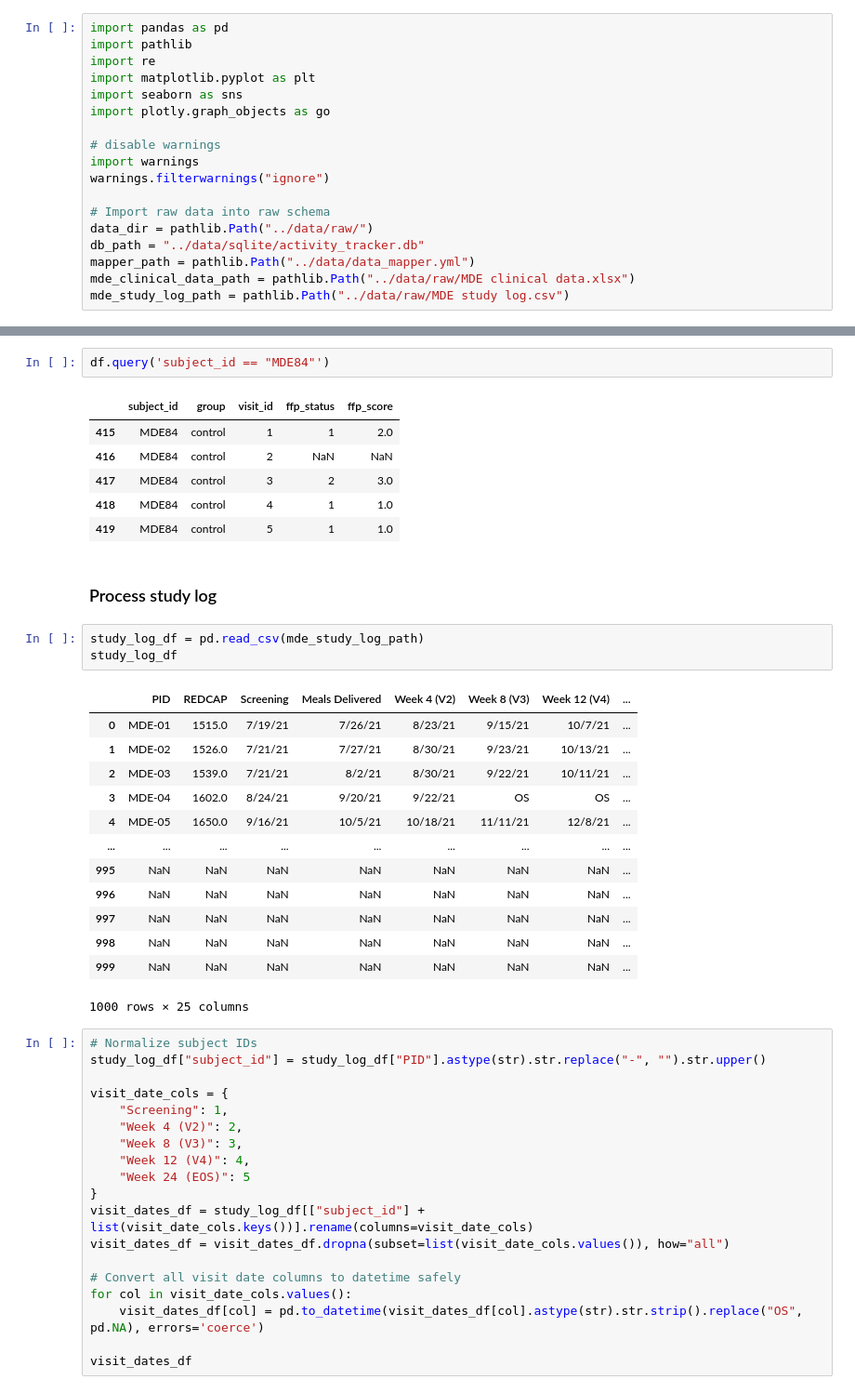
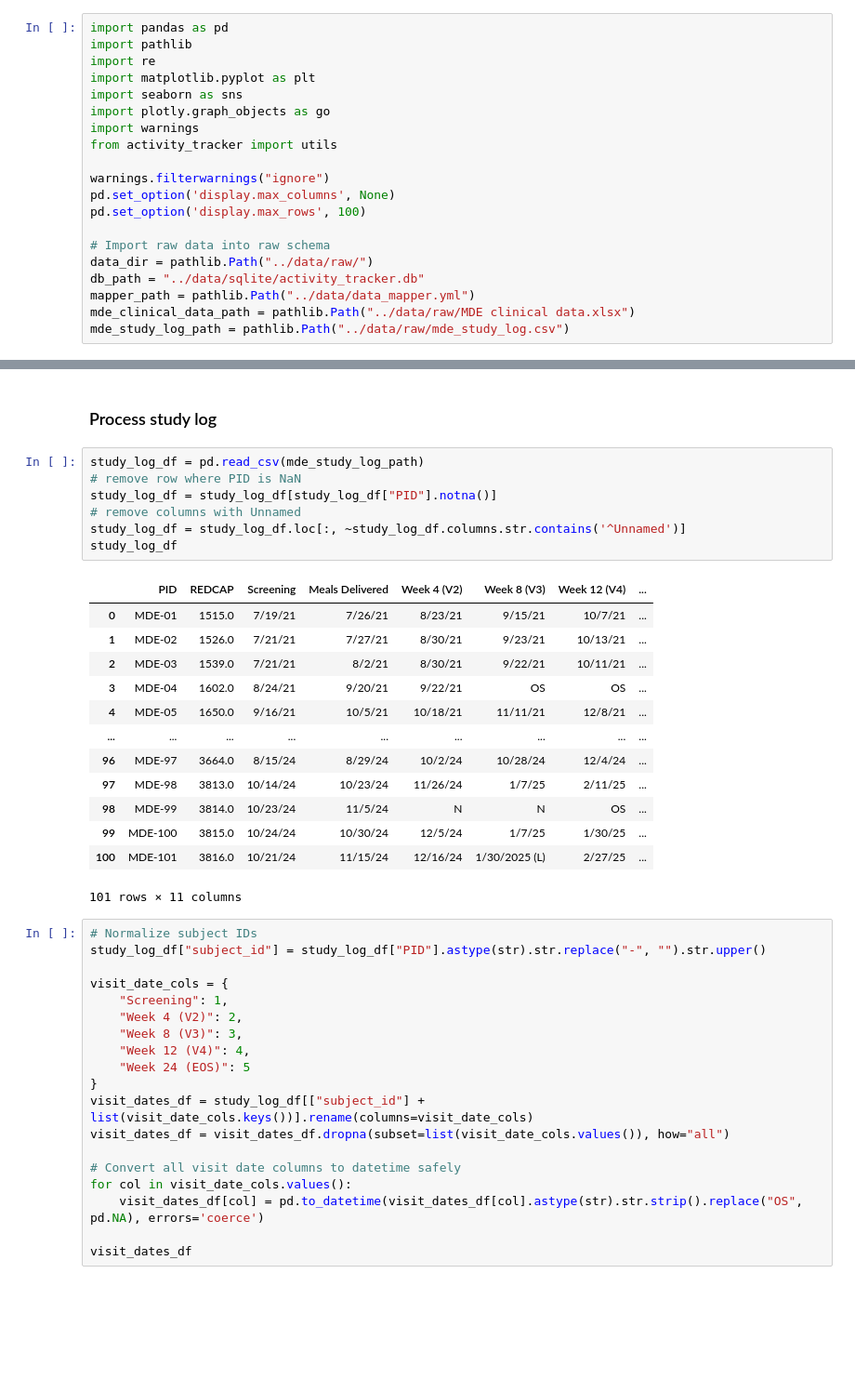
Before and after one commit to OHNLP/activity_tracker, a Jupyter notebook: notebooks/visit_analysis.ipynb, the cells around one changed output, grey strips where cells are left out. Shown at 93% size. Saved outputs shown, nothing was run; the diff lists cells and outputs as text; blank space fills up the shorter version.

Commit message:
refactor: :recycle: streamline visit analysis notebook by removing unused code and enhancing data processing functions

```diff
--- a/notebooks/visit_analysis.ipynb
+++ b/notebooks/visit_analysis.ipynb
@@ -5,15 +5,17 @@ import re
 import matplotlib.pyplot as plt
 import seaborn as sns
 import plotly.graph_objects as go
+import warnings
+from activity_tracker import utils
 
-# disable warnings
-import warnings
 warnings.filterwarnings("ignore")
+pd.set_option('display.max_columns', None)
+pd.set_option('display.max_rows', 100)
 
 # Import raw data into raw schema
 data_dir = pathlib.Path("../data/raw/")
 db_path = "../data/sqlite/activity_tracker.db"
 mapper_path = pathlib.Path("../data/data_mapper.yml")
 mde_clinical_data_path = pathlib.Path("../data/raw/MDE clinical data.xlsx")
-mde_study_log_path = pathlib.Path("../data/raw/MDE study log.csv")
+mde_study_log_path = pathlib.Path("../data/raw/mde_study_log.csv")
 # %%
@@ -218,31 +94,26 @@ df.query('subject_id == "MDE84"')
-# %%
-df.query('subject_id == "MDE84"')
-# %% [output]
-|  | subject_id | group | visit_id | ffp_status | ffp_score |
-| 415 | MDE84 | control | 1 | 1 | 2.0 |
-| 416 | MDE84 | control | 2 | NaN | NaN |
-| 417 | MDE84 | control | 3 | 2 | 3.0 |
-| 418 | MDE84 | control | 4 | 1 | 1.0 |
-| 419 | MDE84 | control | 5 | 1 | 1.0 |
 # %% [markdown]
 ### Process study log
-# %%
-study_log_df = pd.read_csv(mde_study_log_path)
-study_log_df
-# %% [output]
-|  | PID | REDCAP | Screening | Meals Delivered | Week 4 (V2) | Week 8 (V3) | Week 12 (V4) | ... |
-| 0 | MDE-01 | 1515.0 | 7/19/21 | 7/26/21 | 8/23/21 | 9/15/21 | 10/7/21 | ... |
-| 1 | MDE-02 | 1526.0 | 7/21/21 | 7/27/21 | 8/30/21 | 9/23/21 | 10/13/21 | ... |
-| 2 | MDE-03 | 1539.0 | 7/21/21 | 8/2/21 | 8/30/21 | 9/22/21 | 10/11/21 | ... |
-| 3 | MDE-04 | 1602.0 | 8/24/21 | 9/20/21 | 9/22/21 | OS | OS | ... |
-| 4 | MDE-05 | 1650.0 | 9/16/21 | 10/5/21 | 10/18/21 | 11/11/21 | 12/8/21 | ... |
-| ... | ... | ... | ... | ... | ... | ... | ... | ... |
-| 995 | NaN | NaN | NaN | NaN | NaN | NaN | NaN | ... |
-| 996 | NaN | NaN | NaN | NaN | NaN | NaN | NaN | ... |
-| 997 | NaN | NaN | NaN | NaN | NaN | NaN | NaN | ... |
-| 998 | NaN | NaN | NaN | NaN | NaN | NaN | NaN | ... |
-| 999 | NaN | NaN | NaN | NaN | NaN | NaN | NaN | ... |
-1000 rows × 25 columns
+# %%
+study_log_df = pd.read_csv(mde_study_log_path)
+# remove row where PID is NaN
+study_log_df = study_log_df[study_log_df["PID"].notna()]
+# remove columns with Unnamed
+study_log_df = study_log_df.loc[:, ~study_log_df.columns.str.contains('^Unnamed')]
+study_log_df
+# %% [output]
+|  | PID | REDCAP | Screening | Meals Delivered | Week 4 (V2) | Week 8 (V3) | Week 12 (V4) | ... |
+| 0 | MDE-01 | 1515.0 | 7/19/21 | 7/26/21 | 8/23/21 | 9/15/21 | 10/7/21 | ... |
+| 1 | MDE-02 | 1526.0 | 7/21/21 | 7/27/21 | 8/30/21 | 9/23/21 | 10/13/21 | ... |
+| 2 | MDE-03 | 1539.0 | 7/21/21 | 8/2/21 | 8/30/21 | 9/22/21 | 10/11/21 | ... |
+| 3 | MDE-04 | 1602.0 | 8/24/21 | 9/20/21 | 9/22/21 | OS | OS | ... |
+| 4 | MDE-05 | 1650.0 | 9/16/21 | 10/5/21 | 10/18/21 | 11/11/21 | 12/8/21 | ... |
+| ... | ... | ... | ... | ... | ... | ... | ... | ... |
+| 96 | MDE-97 | 3664.0 | 8/15/24 | 8/29/24 | 10/2/24 | 10/28/24 | 12/4/24 | ... |
+| 97 | MDE-98 | 3813.0 | 10/14/24 | 10/23/24 | 11/26/24 | 1/7/25 | 2/11/25 | ... |
+| 98 | MDE-99 | 3814.0 | 10/23/24 | 11/5/24 | N | N | OS | ... |
+| 99 | MDE-100 | 3815.0 | 10/24/24 | 10/30/24 | 12/5/24 | 1/7/25 | 1/30/25 | ... |
+| 100 | MDE-101 | 3816.0 | 10/21/24 | 11/15/24 | 12/16/24 | 1/30/2025 (L) | 2/27/25 | ... |
+101 rows × 11 columns
 # %%
 # Normalize subject IDs
 study_log_df["subject_id"] = study_log_df["PID"].astype(str).str.replace("-", "").str.upper()
```
Also changed, not shown: parts of 17 cells of this notebook.
